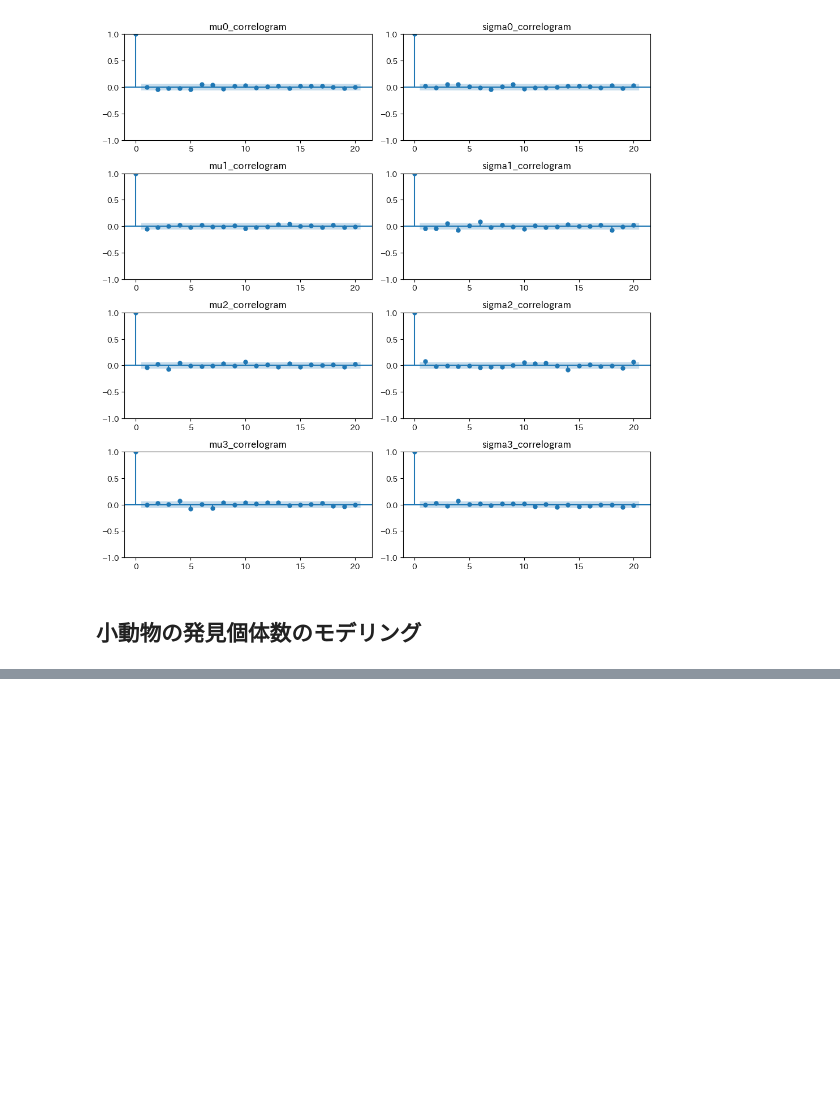
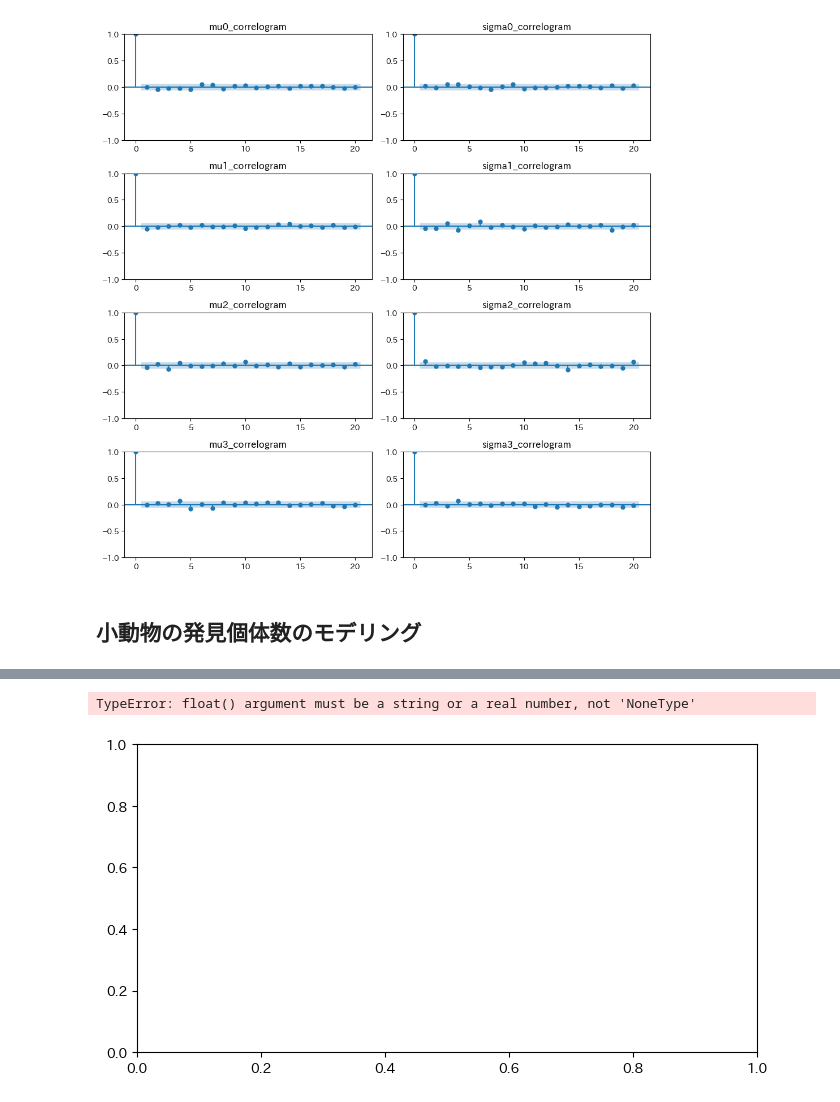
Before and after one commit to wakamatsuikuma/Learning, a Jupyter notebook: (python)RとStanではじめるベイズ統計モデリングによるデータ分析入門/Part2.ipynb, the cells around one changed output, grey strips where cells are left out. Saved outputs shown, nothing was run; the diff lists cells and outputs as text; code cells hidden in the pictures; blank space fills up the shorter version.

```diff
--- a/(python)RとStanではじめるベイズ統計モデリングによるデータ分析入門/Part2.ipynb
+++ b/(python)RとStanではじめるベイズ統計モデリングによるデータ分析入門/Part2.ipynb
@@ -216,0 +303,20 @@ plt.show();
+# %%
+from scipy.stats import poisson
+
+# ポアソン分布のPMFを計算
+lambda_ = mu_ifr[0]
+pmf = poisson.pmf(animal_num_df, lambda_)
+
+# プロット
+plt.figure(figsize=(8, 4))
+plt.bar(animal_num_df.values, pmf, color='skyblue')
+plt.title('Poisson Distribution (lambda=4)')
+plt.xlabel('Number of Events')
+plt.ylabel('Probability')
+plt.grid(axis='y')
+
+# 描画
+plt.show()
+# %% [output]
+TypeError: float() argument must be a string or a real number, not 'NoneType'
+[figure, added]
```
Also changed, not shown: parts of 10 cells of this notebook.
